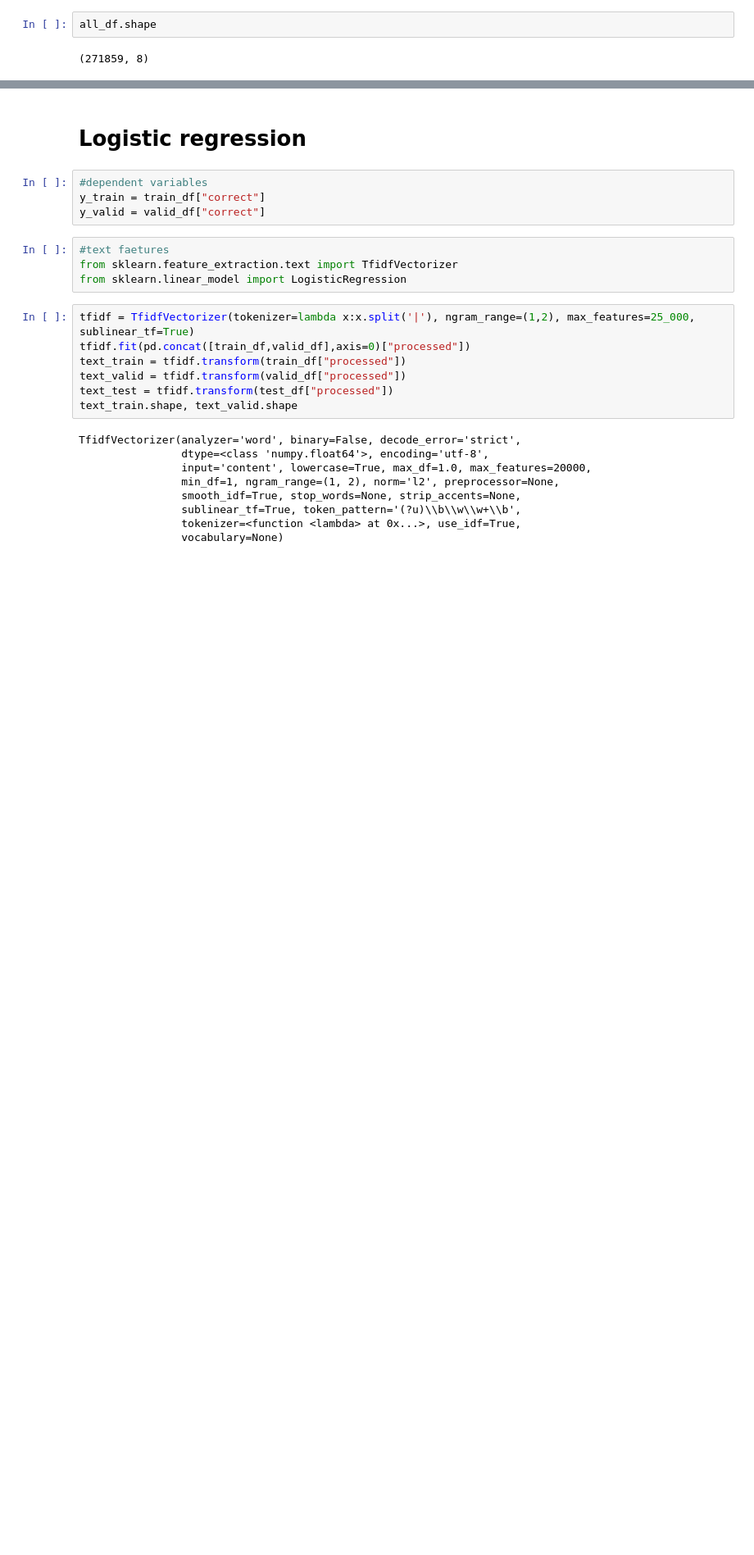
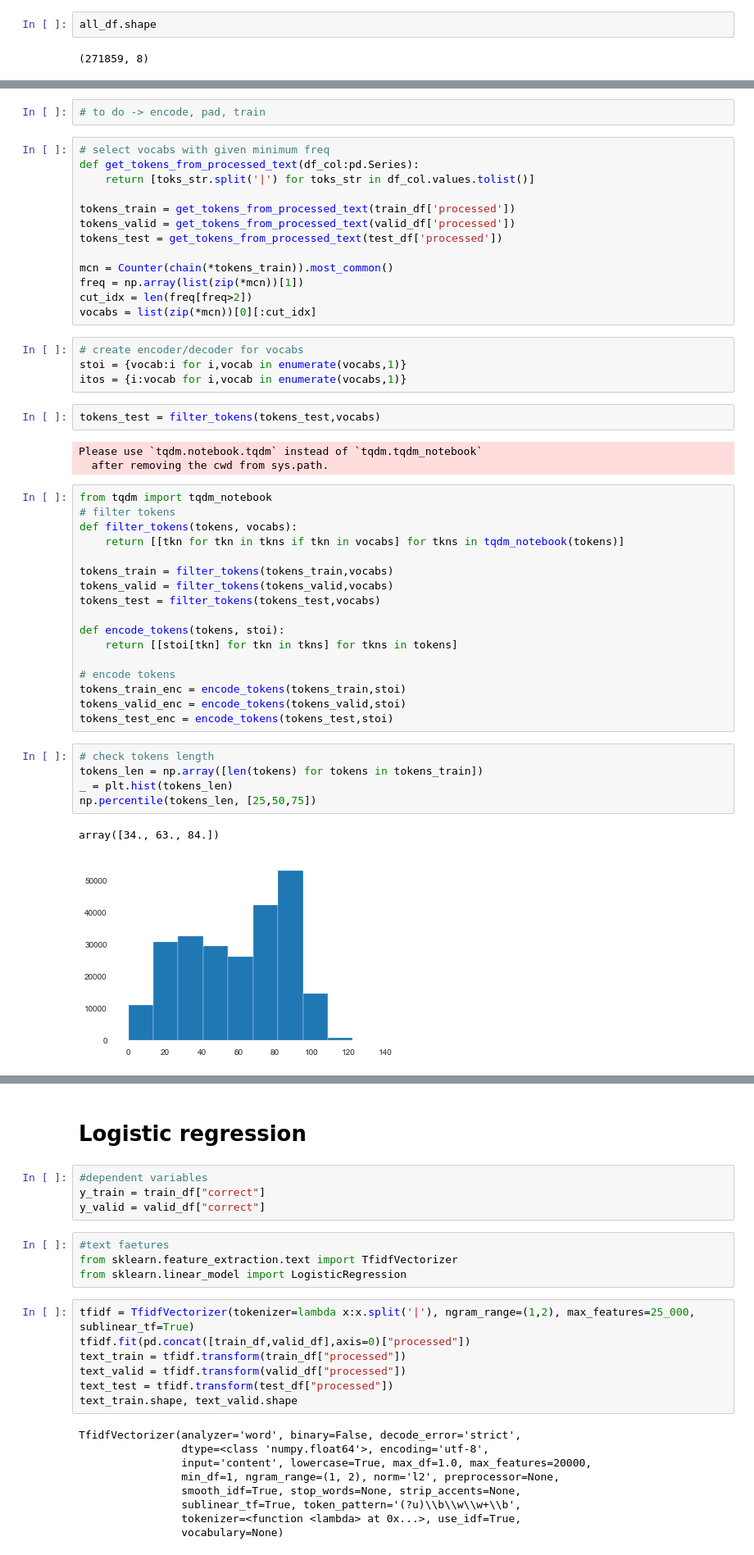
Before and after one commit to witchapong/amazon-thai-fake-review-classification, a Jupyter notebook: Benchmark-Copy1.ipynb, the cells around one changed output, grey strips where cells are left out. Shown at 82% size. Cells and saved outputs as stored; diff of their text form; blank space fills up the shorter version.

Commit message:
add custom model training

```diff
--- a/Benchmark-Copy1.ipynb
+++ b/Benchmark-Copy1.ipynb
@@ -146,0 +155,49 @@ all_df.head()
+# %%
+# to do -> encode, pad, train
+# %%
+# select vocabs with given minimum freq
+def get_tokens_from_processed_text(df_col:pd.Series):
+    return [toks_str.split('|') for toks_str in df_col.values.tolist()]
+
+tokens_train = get_tokens_from_processed_text(train_df['processed'])
+tokens_valid = get_tokens_from_processed_text(valid_df['processed'])
+tokens_test = get_tokens_from_processed_text(test_df['processed'])
+
+mcn = Counter(chain(*tokens_train)).most_common()
+freq = np.array(list(zip(*mcn))[1])
+cut_idx = len(freq[freq>2])
+vocabs = list(zip(*mcn))[0][:cut_idx]
+# %%
+# create encoder/decoder for vocabs
+stoi = {vocab:i for i,vocab in enumerate(vocabs,1)}
+itos = {i:vocab for i,vocab in enumerate(vocabs,1)}
+# %%
+tokens_test = filter_tokens(tokens_test,vocabs)
+# %% [output]
+Please use `tqdm.notebook.tqdm` instead of `tqdm.tqdm_notebook`
+  after removing the cwd from sys.path.
+# %%
+from tqdm import tqdm_notebook
+# filter tokens
+def filter_tokens(tokens, vocabs):
+    return [[tkn for tkn in tkns if tkn in vocabs] for tkns in tqdm_notebook(tokens)]
+
+tokens_train = filter_tokens(tokens_train,vocabs)
+tokens_valid = filter_tokens(tokens_valid,vocabs)
+tokens_test = filter_tokens(tokens_test,vocabs)
+
+def encode_tokens(tokens, stoi):
+    return [[stoi[tkn] for tkn in tkns] for tkns in tokens]
+
+# encode tokens
+tokens_train_enc = encode_tokens(tokens_train,stoi)
+tokens_valid_enc = encode_tokens(tokens_valid,stoi)
+tokens_test_enc = encode_tokens(tokens_test,stoi)
+# %%
+# check tokens length
+tokens_len = np.array([len(tokens) for tokens in tokens_train])
+_ = plt.hist(tokens_len)
+np.percentile(tokens_len, [25,50,75])
+# %% [output]
+array([34., 63., 84.])
+[figure, added]
```
Also changed, not shown: parts of 25 cells of this notebook.
